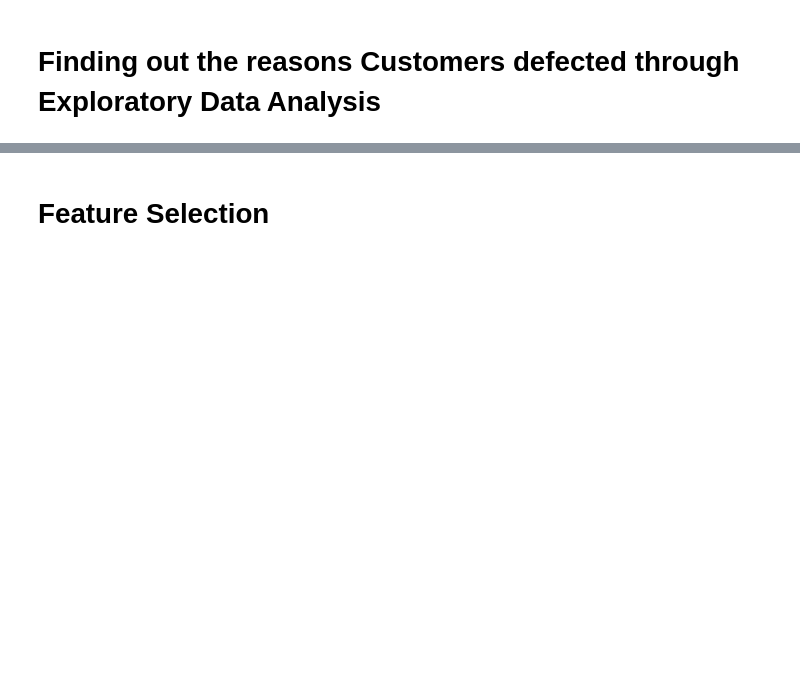
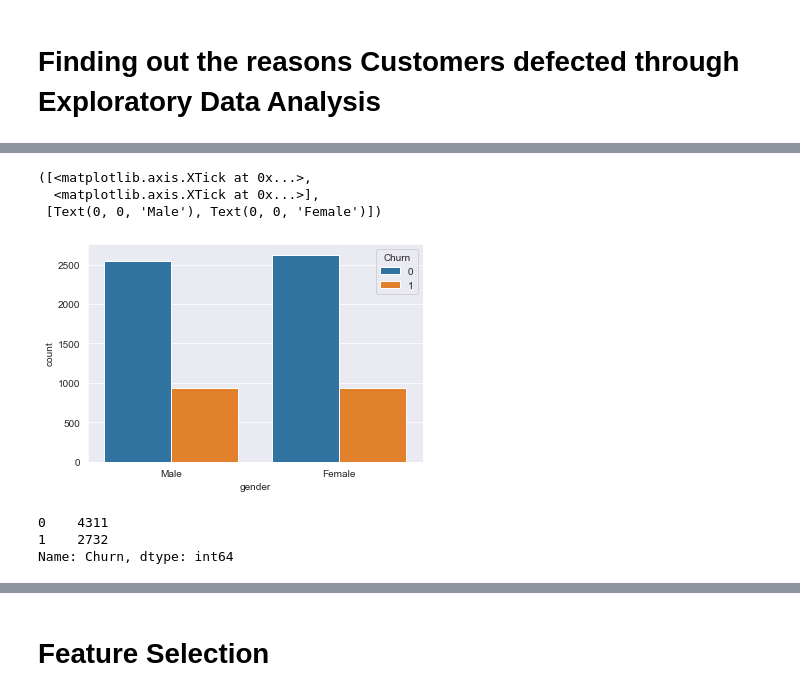
Before and after one commit to Chizzy-codes/Customer-Defection-Analysis-Using-Machine-Learning, a Jupyter notebook: Customer Defection.ipynb, the cells around one changed output, grey strips where cells are left out. Saved outputs shown, nothing was run; the diff lists cells and outputs as text; code cells hidden in the pictures; blank space fills up the shorter version.

```diff
--- a/Customer Defection.ipynb
+++ b/Customer Defection.ipynb
@@ -87,16 +229 @@ for x in a:
-# %%
-# converting columns with yes, no, and somethin else to Ones, Zeros and -1 respectively
-
-def reg(x):
-    if x == 'No':
-        return 0
-    elif x == 'Yes':
-        return 1
-    else:
-        return -1
-
-next = ['MultipleLines', 'OnlineSecurity', 'OnlineBackup', 'DeviceProtection', 'TechSupport', 'StreamingTV', 'StreamingMovies']
-
-for x in next:
-    cdf[x] = cdf[x].apply(reg)
 # %%
@@ -119,0 +246,15 @@ sns.heatmap(cdf.corr(), annot=True)
+# %%
+plt.figure()
+sns.countplot(x='gender', data=cdf, hue='Churn')
+plt.xticks([0,1], labels=['Male', 'Female'])
+# %% [output]
+([<matplotlib.axis.XTick at 0x...>,
+  <matplotlib.axis.XTick at 0x...>],
+ [Text(0, 0, 'Male'), Text(0, 0, 'Female')])
+[figure, added]
+# %%
+combined.Churn.value_counts()
+# %% [output]
+0    4311
+1    2732
+Name: Churn, dtype: int64
```
Also changed, not shown: parts of 28 cells of this notebook.
